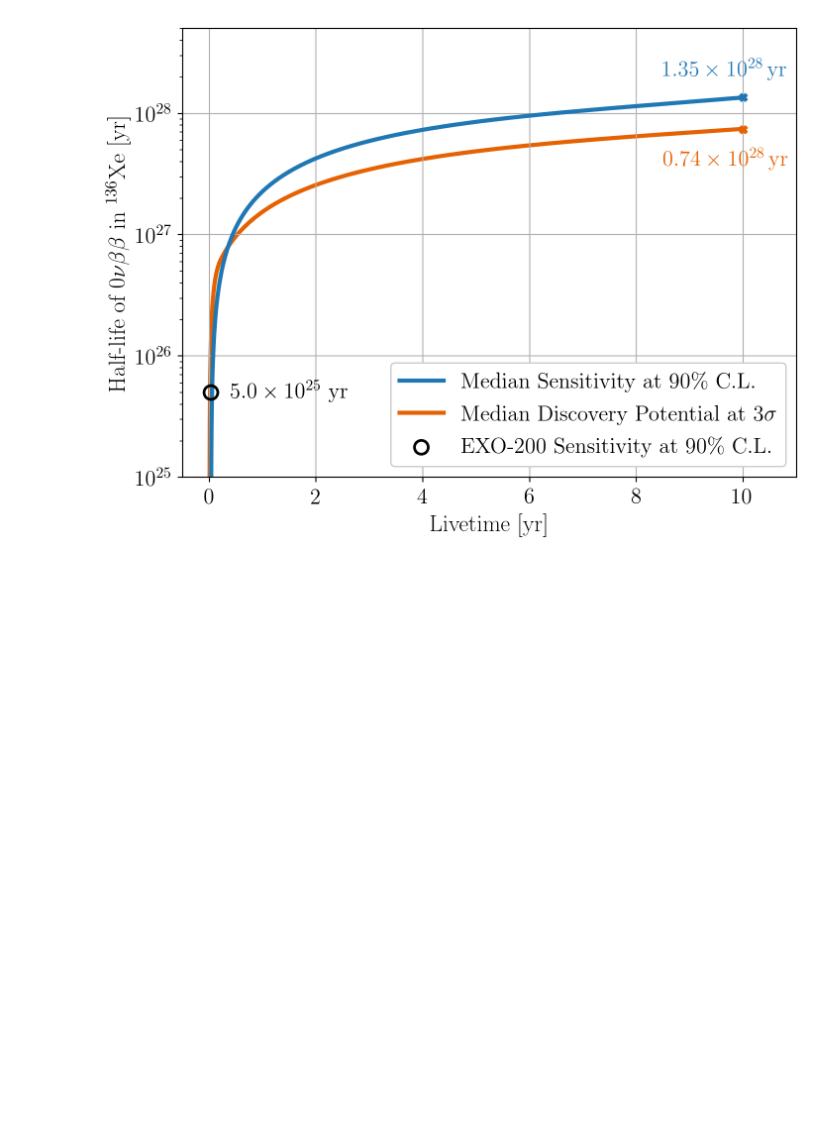
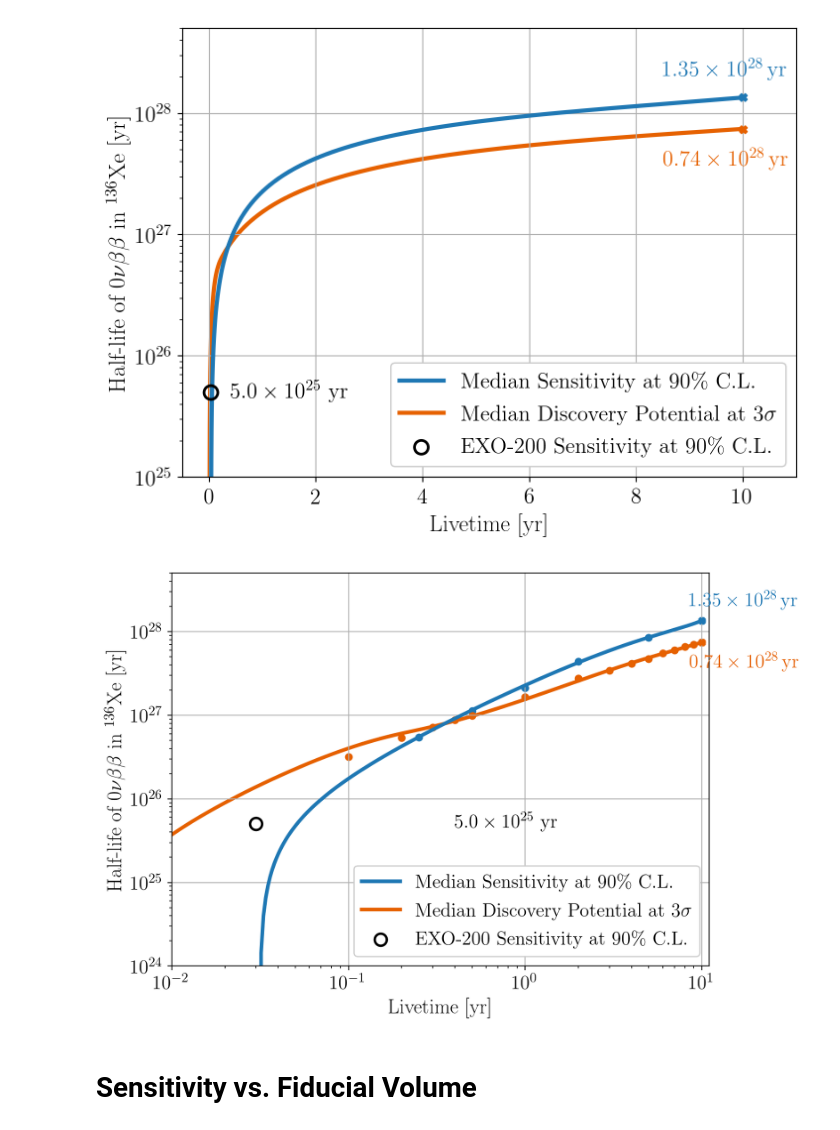
Before and after one commit to YMTheory/sensitivity, a Jupyter notebook: work/SensitivityPaper2020_scripts/PaperPlots/SensitivityAndDiscoveryVsLivetime.ipynb, the cells around one changed output. Cells and saved outputs as stored; diff of their text form; code cells hidden in the pictures; blank space fills up the shorter version.

```diff
--- a/work/SensitivityPaper2020_scripts/PaperPlots/SensitivityAndDiscoveryVsLivetime.ipynb
+++ b/work/SensitivityPaper2020_scripts/PaperPlots/SensitivityAndDiscoveryVsLivetime.ipynb
@@ -97,3 +97,71 @@ plt.legend(loc='lower right',framealpha=1.)
 plt.savefig('sens_dp_vs_livetime.png')
 # %% [output]
 [figure]
+# %%
+fig = plt.figure()
+plt.xlabel('Livetime [yr]')
+plt.ylabel('Half-life of $0\\nu\\beta\\beta$ in ${}^{136}\mathrm{Xe}$ [yr]')
+
+plt.xlim(0.01,11.0)
+plt.ylim(1E24,5E28)
+plt.yscale('log')
+plt.xscale('log')
+plt.grid()
+
+
+#Scatter of individual results at different livetimes
+plt.scatter(x=Data['Baseline Sensitivity']['Livetime'],
+            y=Data['Baseline Sensitivity']['Halflife'],
+            color=colors[0], label='', s=30, marker='o')
+plt.scatter(x=Data['Baseline Discovery']['Livetime'],
+            y=Data['Baseline Discovery']['Halflife'],
+            label='', color=colors[1], s=30, marker='o')
+
+
+# Plot spline interpolation
+plt.plot(xs, spl(xs),
+        label='Median Sensitivity at 90\% C.L.',
+        color=colors[0],
+        linewidth=3,zorder=2)
+plt.plot(xs, spl2(xs),
+        label='Median Discovery Potential at $3\sigma$',
+        color=colors[1],
+        linewidth=3,zorder=1)
+
+
+# Add marker for half-life after 10 years
+plt.scatter(x=Data['Baseline Sensitivity']['Livetime'][-1],
+            y=Data['Baseline Sensitivity']['Halflife'][-1],
+            label='', marker='X', color=colors[0], s=30, zorder=10)
+plt.scatter(x=Data['Baseline Discovery']['Livetime'][-1],
+            y=Data['Baseline Discovery']['Halflife'][-1],
+            label='', marker='X', color=colors[1], s=30, zorder=10)
+
+
+# Add half-life after 10 years as text
+sens_base = Data['Baseline Sensitivity']['Halflife'][-1]/1E28
+sens_exp = np.floor(np.log10(Data['Baseline Sensitivity']['Halflife'][-1])).astype(int)
+dp_base = Data['Baseline Discovery']['Halflife'][-1]/1E28
+dp_exp = np.floor(np.log10(Data['Baseline Discovery']['Halflife'][-1])).astype(int)+1
+
+plt.text(x=8.5, y=Data['Baseline Sensitivity']['Halflife'][-1]*1.5,
+         s='${:1.2f} \\times 10^{{{}}}\, \mathrm{{yr}}$'.format(sens_base, sens_exp),
+         color=colors[0], fontsize=16)
+plt.text(x=8.5, y=Data['Baseline Discovery']['Halflife'][-1]/2.0,
+         s='${:1.2f} \\times 10^{{{}}}\, \mathrm{{yr}}$'.format(dp_base, dp_exp),
+         color=colors[1], fontsize=16)
+
+
+# Add EXO-200 reference
+plt.scatter(0.03, 5.0e25,
+         marker='o', s=100, lw=2.0, facecolor='none', edgecolor='k',
+         label='EXO-200 Sensitivity at 90\% C.L.', zorder=10)
+plt.text(x=0.4, y=4.5e25, s='$5.0\\times10^{25}$ yr', fontsize=16)
+
+
+plt.legend(loc='lower right',framealpha=1.)
+plt.savefig('sens_dp_vs_livetime_log.png')
+# %% [output]
+[figure, added]
+# %% [markdown]
+# Sensitivity vs. Fiducial Volume
```
Also changed, not shown: parts of 2 cells of this notebook, 3 other files.
